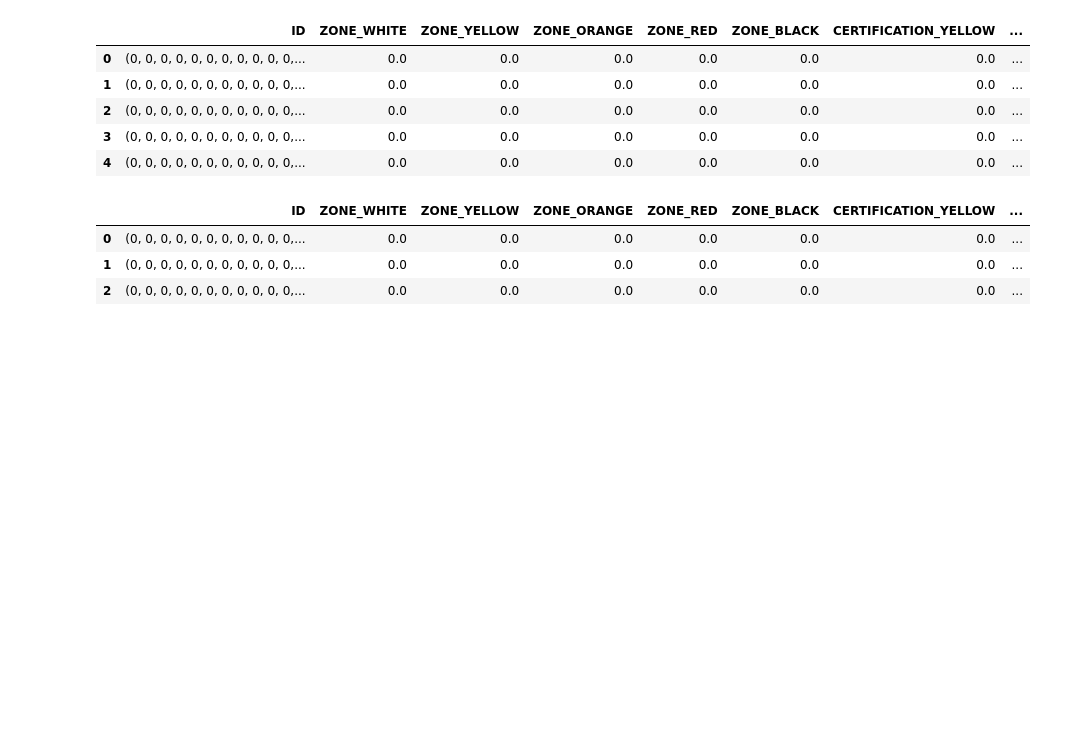
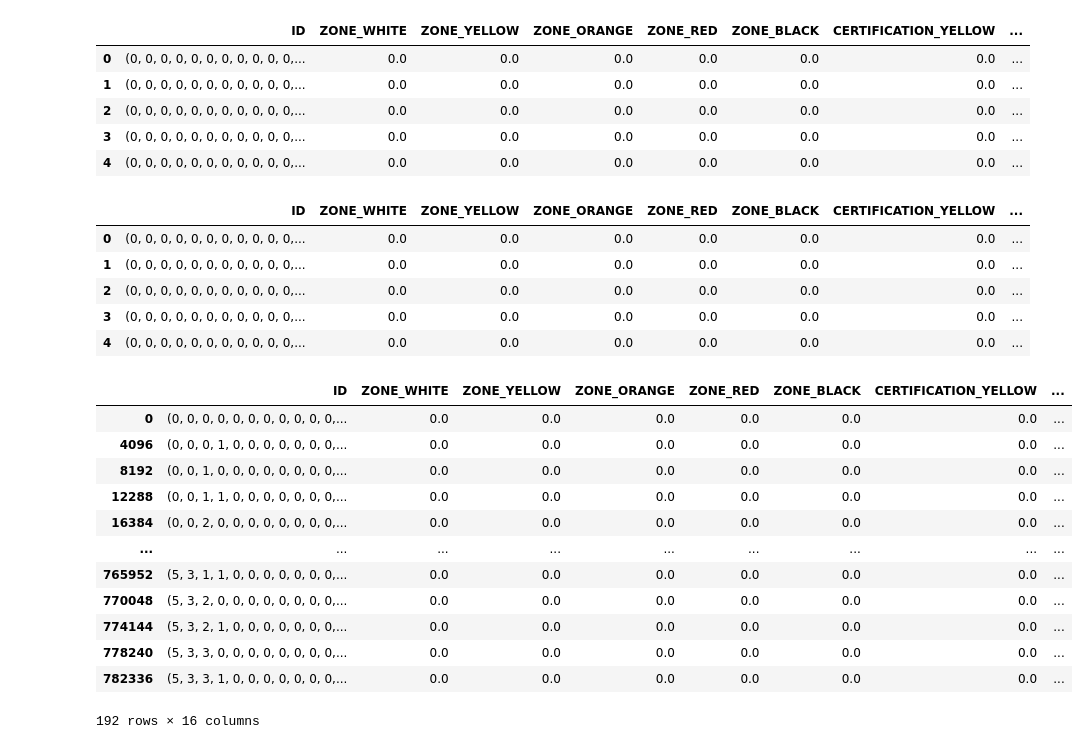
Before and after one commit to andreabazerla/dpcm-card-game, a Jupyter notebook: notebooks/analysis.ipynb, the cells around one changed output. Drawn from its saved outputs; the diff is of its cells as text; code cells hidden in the pictures; blank space fills up the shorter version.

```diff
--- a/notebooks/analysis.ipynb
+++ b/notebooks/analysis.ipynb
@@ -62,7 +62,7 @@ q_values['MAX'] = q_values.iloc[:, 1:].max(axis=1)
 # %%
 #q_values['ID'] = q_values.index
 # %%
-q_values['HAND'] = q_values['ID'].apply(lambda x: sum(eval(x)[1:]))
+q_values['HAND'] = q_values['ID'].apply(lambda x: sum(eval(x)[4:]))
 
 q_values.head()
 # %% [output]
@@ -70,3 +70,5 @@ q_values.head()
 | 0 | (0, 0, 0, 0, 0, 0, 0, 0, 0, 0, 0,... | 0.0 | 0.0 | 0.0 | 0.0 | 0.0 | 0.0 | ... |
 | 1 | (0, 0, 0, 0, 0, 0, 0, 0, 0, 0, 0,... | 0.0 | 0.0 | 0.0 | 0.0 | 0.0 | 0.0 | ... |
 | 2 | (0, 0, 0, 0, 0, 0, 0, 0, 0, 0, 0,... | 0.0 | 0.0 | 0.0 | 0.0 | 0.0 | 0.0 | ... |
+| 3 | (0, 0, 0, 0, 0, 0, 0, 0, 0, 0, 0,... | 0.0 | 0.0 | 0.0 | 0.0 | 0.0 | 0.0 | ... |
+| 4 | (0, 0, 0, 0, 0, 0, 0, 0, 0, 0, 0,... | 0.0 | 0.0 | 0.0 | 0.0 | 0.0 | 0.0 | ... |
@@ -73 +77,17 @@ q_values.head()
+# %%
+q_curve[q_curve["HAND"] == 0]
+# %% [output]
+|  | ID | ZONE_WHITE | ZONE_YELLOW | ZONE_ORANGE | ZONE_RED | ZONE_BLACK | CERTIFICATION_YELLOW | ... |
+| 0 | (0, 0, 0, 0, 0, 0, 0, 0, 0, 0, 0,... | 0.0 | 0.0 | 0.0 | 0.0 | 0.0 | 0.0 | ... |
+| 4096 | (0, 0, 0, 1, 0, 0, 0, 0, 0, 0, 0,... | 0.0 | 0.0 | 0.0 | 0.0 | 0.0 | 0.0 | ... |
+| 8192 | (0, 0, 1, 0, 0, 0, 0, 0, 0, 0, 0,... | 0.0 | 0.0 | 0.0 | 0.0 | 0.0 | 0.0 | ... |
+| 12288 | (0, 0, 1, 1, 0, 0, 0, 0, 0, 0, 0,... | 0.0 | 0.0 | 0.0 | 0.0 | 0.0 | 0.0 | ... |
+| 16384 | (0, 0, 2, 0, 0, 0, 0, 0, 0, 0, 0,... | 0.0 | 0.0 | 0.0 | 0.0 | 0.0 | 0.0 | ... |
+| ... | ... | ... | ... | ... | ... | ... | ... | ... |
+| 765952 | (5, 3, 1, 1, 0, 0, 0, 0, 0, 0, 0,... | 0.0 | 0.0 | 0.0 | 0.0 | 0.0 | 0.0 | ... |
+| 770048 | (5, 3, 2, 0, 0, 0, 0, 0, 0, 0, 0,... | 0.0 | 0.0 | 0.0 | 0.0 | 0.0 | 0.0 | ... |
+| 774144 | (5, 3, 2, 1, 0, 0, 0, 0, 0, 0, 0,... | 0.0 | 0.0 | 0.0 | 0.0 | 0.0 | 0.0 | ... |
+| 778240 | (5, 3, 3, 0, 0, 0, 0, 0, 0, 0, 0,... | 0.0 | 0.0 | 0.0 | 0.0 | 0.0 | 0.0 | ... |
+| 782336 | (5, 3, 3, 1, 0, 0, 0, 0, 0, 0, 0,... | 0.0 | 0.0 | 0.0 | 0.0 | 0.0 | 0.0 | ... |
+192 rows × 16 columns
 # %%
```
Also changed, not shown: parts of 8 cells of this notebook.
